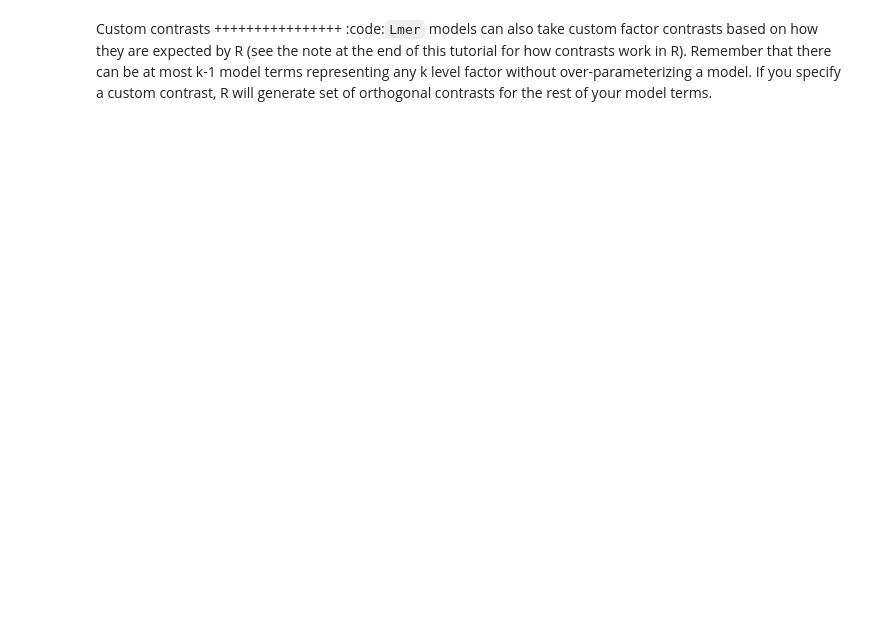
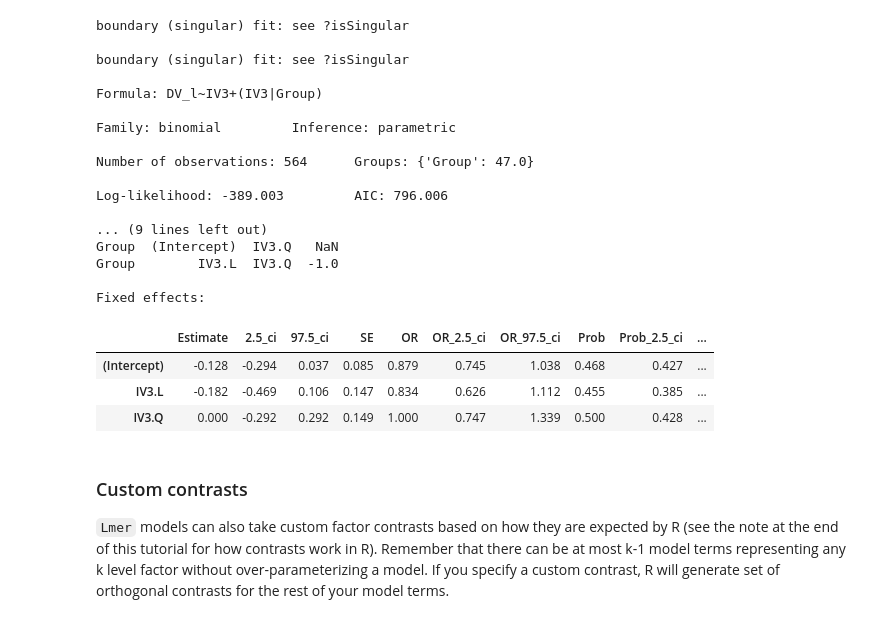
Before and after one commit to ejolly/scipy2020_pymer4, a Jupyter notebook: example_02_categorical.ipynb, the cells around one changed output. Cells and saved outputs as stored; diff of their text form; code cells hidden in the pictures; blank space fills up the shorter version.

```diff
--- a/example_02_categorical.ipynb
+++ b/example_02_categorical.ipynb
@@ -85,10 +174,33 @@ Second we'll use orthogonal polynomial contrasts. This is accomplished using the
 # %%
-print(model.fit(factors={
+# See compatiblity note!
+model.fit(factors={
     'IV3': ['0.5', '1.0', '1.5']},
     ordered=True
-))
+)
+# %% [output]
+boundary (singular) fit: see ?isSingular
+
+boundary (singular) fit: see ?isSingular
+
+Formula: DV_l~IV3+(IV3|Group)
+
+Family: binomial         Inference: parametric
+
+Number of observations: 564      Groups: {'Group': 47.0}
+
+Log-likelihood: -389.003         AIC: 796.006
+
+... (9 lines left out)
+Group  (Intercept)  IV3.Q   NaN
+Group        IV3.L  IV3.Q  -1.0
+
+Fixed effects:
+|  | Estimate | 2.5_ci | 97.5_ci | SE | OR | OR_2.5_ci | OR_97.5_ci | Prob | Prob_2.5_ci | ... |
+| (Intercept) | -0.128 | -0.294 | 0.037 | 0.085 | 0.879 | 0.745 | 1.038 | 0.468 | 0.427 | ... |
+| IV3.L | -0.182 | -0.469 | 0.106 | 0.147 | 0.834 | 0.626 | 1.112 | 0.455 | 0.385 | ... |
+| IV3.Q | 0.000 | -0.292 | 0.292 | 0.149 | 1.000 | 0.747 | 1.339 | 0.500 | 0.428 | ... |
 # %% [markdown]
-Custom contrasts
-++++++++++++++++
-:code:`Lmer` models can also take custom factor contrasts based on how they are expected by R (see the note at the end of this tutorial for how contrasts work in R). Remember that there can be at most k-1 model terms representing any k level factor without over-parameterizing a model. If you specify a custom contrast, R will generate set of orthogonal contrasts for the rest of your model terms.
+### Custom contrasts
+
+`Lmer` models can also take custom factor contrasts based on how they are expected by R (see the note at the end of this tutorial for how contrasts work in R). Remember that there can be at most k-1 model terms representing any k level factor without over-parameterizing a model. If you specify a custom contrast, R will generate set of orthogonal contrasts for the rest of your model terms.
 # %%
```
Also changed, not shown: parts of 26 cells of this notebook, 10 other files.
